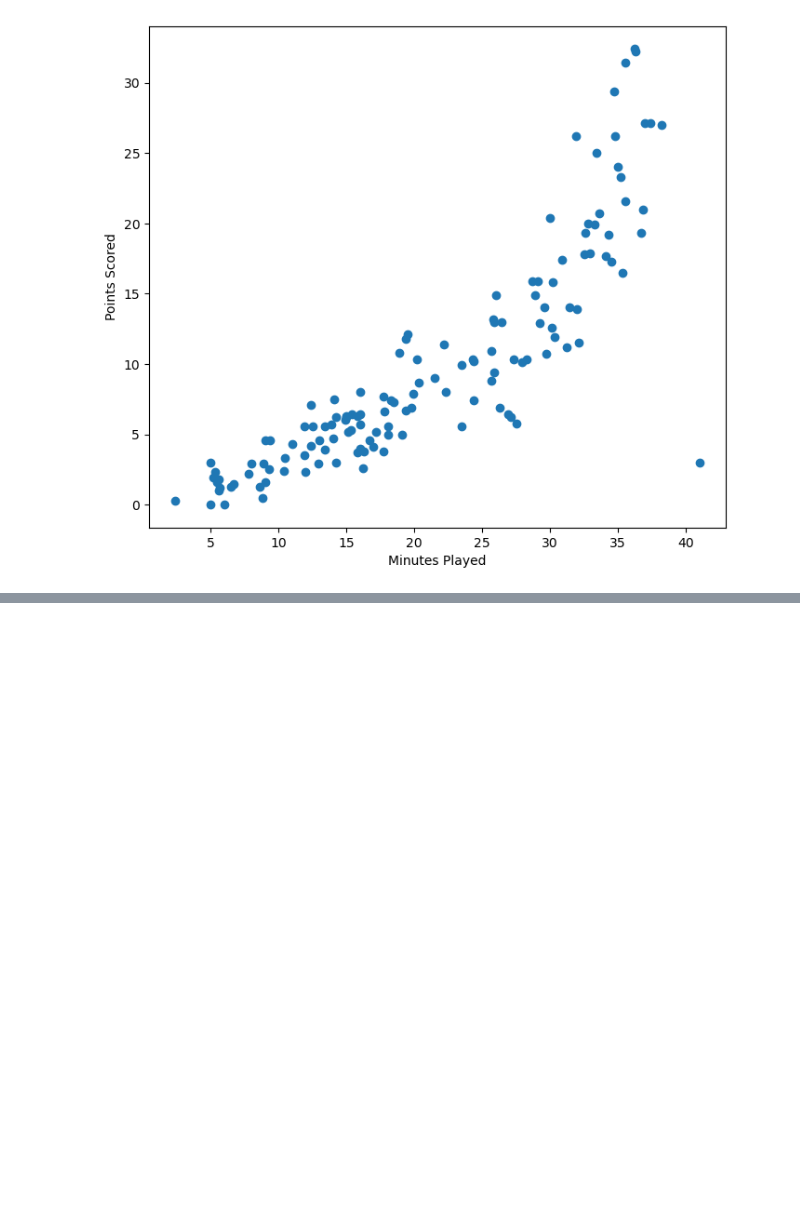
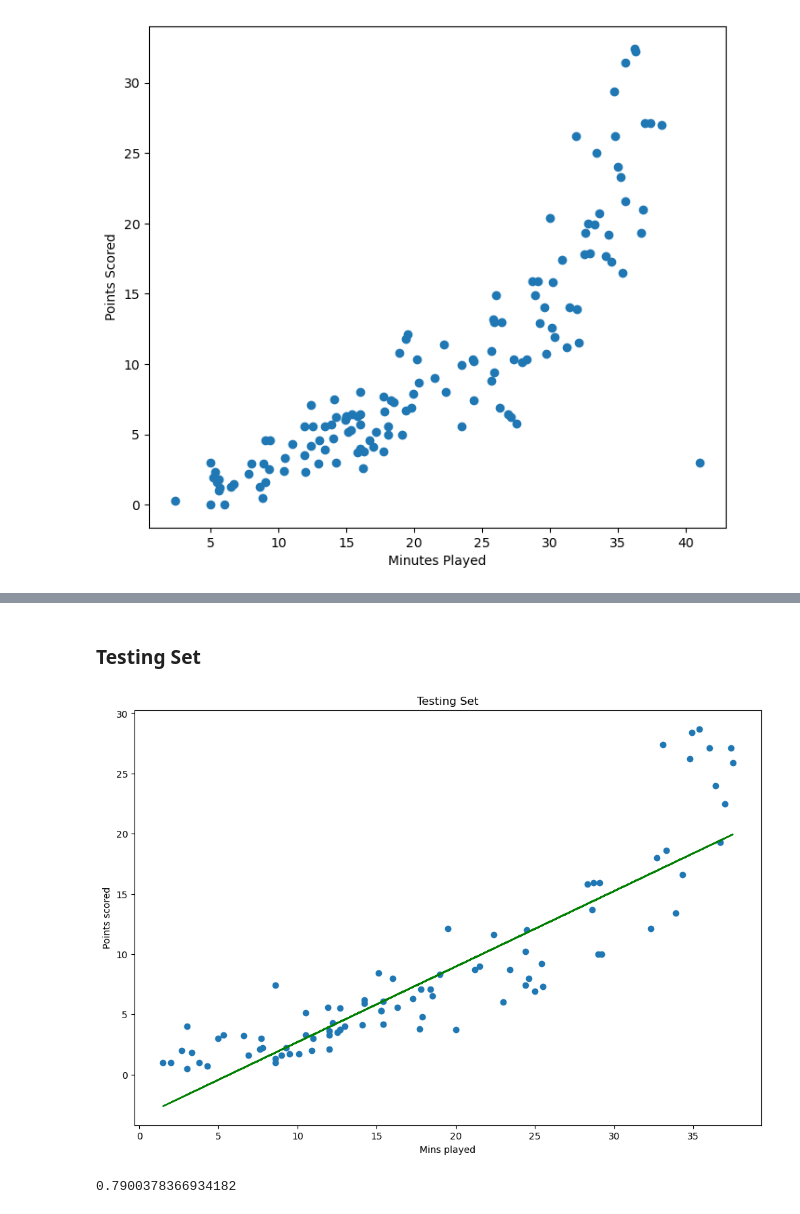
Before and after one commit to olvr446/NBAI, a Jupyter notebook: main.ipynb, the cells around one changed output, grey strips where cells are left out. Drawn from its saved outputs; the diff is of its cells as text; code cells hidden in the pictures; blank space fills up the shorter version.

```diff
--- a/main.ipynb
+++ b/main.ipynb
@@ -99 +122,16 @@ plt.show()
+# %% [markdown]
+### Testing Set
+# %%
+test_model = list(map(linearModel, mins_test))
+plt.figure(figsize=(12,8))
+plt.scatter(mins_test, pts_test)
+plt.plot(mins_test, test_model, color="green")
+plt.xlabel("Mins played")
+plt.ylabel("Points scored")
+plt.title("Testing Set")
+plt.show()
+print(r2_score(pts_test, test_model))
+# %% [output]
+[figure, added]
+0.7900378366934182
 # %% [markdown]
```
Also changed, not shown: parts of 20 cells of this notebook.
